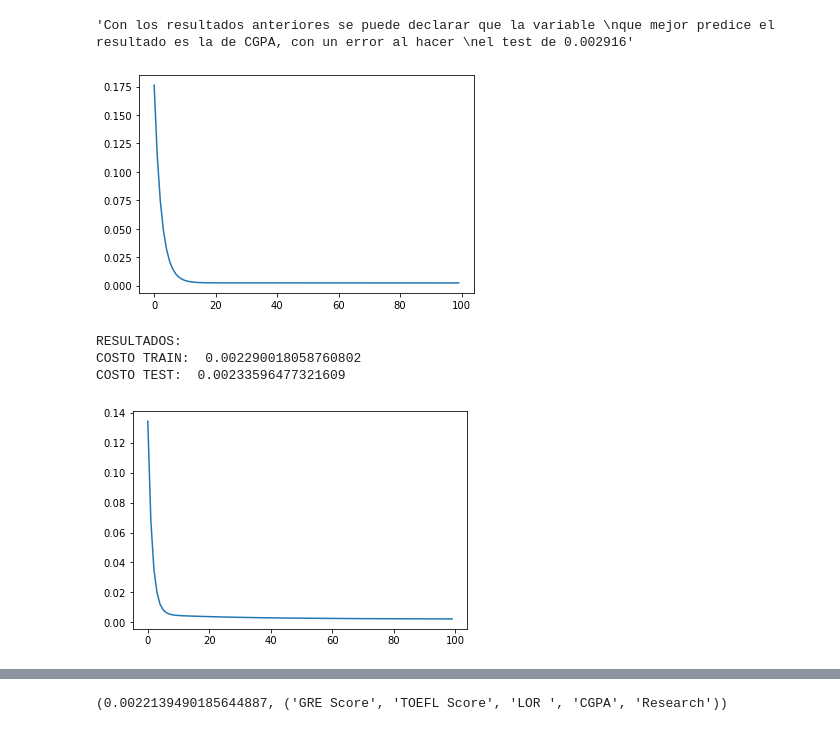
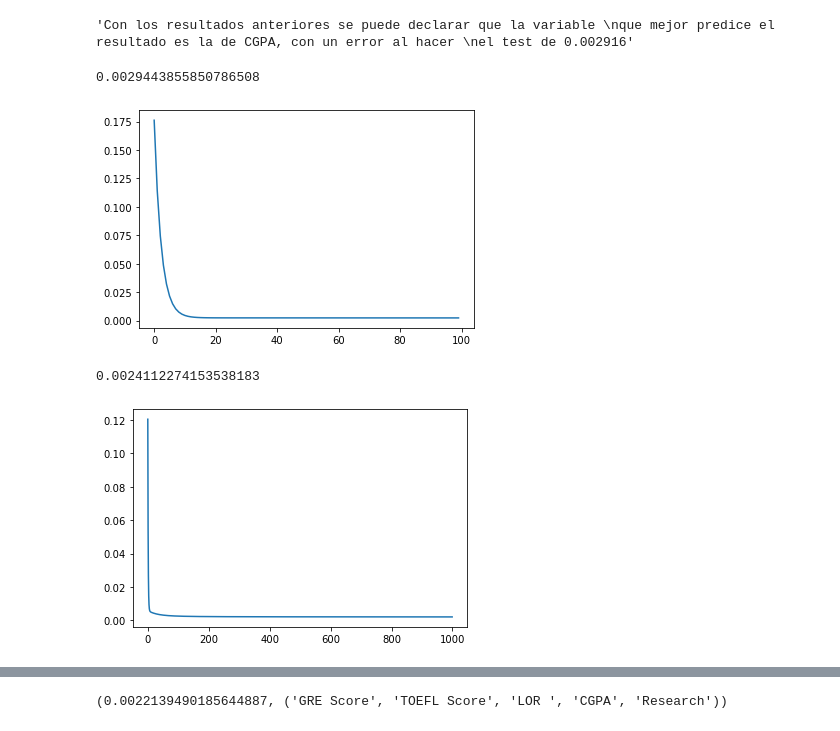
Before and after one commit to JoseGuzmanZamora/elementsOfMachineLearning, a Jupyter notebook: lab2/main.ipynb, the cells around one changed output, grey strips where cells are left out. Saved outputs shown, nothing was run; the diff lists cells and outputs as text; code cells hidden in the pictures.

```diff
--- a/lab2/main.ipynb
+++ b/lab2/main.ipynb
@@ -283,15 +283,18 @@ CGPA individualmente, es decir, 0.002944"""
 
 test1 = ['CGPA','GRE Score','TOEFL Score']
 # PROBAR CON LAS
-trace = multi_model(normalizado, test1, 0.1,100,0,0)
+print(multi_model(normalizado, test1, 0.1,100,0,0))
 # %% [output]
+0.0029443855850786508
 [figure]
 # %%
-variables = ['GRE Score','TOEFL Score','University Rating',
+"""Realizar la prueba del modelo incluyendo a todas las variables,
+obtenemos el mejor resultado hasta el momento, de 0.002411
+"""
+
+test2 = ['GRE Score','TOEFL Score','University Rating','SOP',
              'LOR ','CGPA','Research']
-trace = multi_model(normalizado, variables, 0.1,100,0,0)
+print(multi_model(normalizado, test2, 0.1,1000,0,0))
 # %% [output]
-RESULTADOS:
-COSTO TRAIN:  0.002290018058760802
-COSTO TEST:  0.00233596477321609
+0.0024112274153538183
-[figure, old version]
+[figure, new version]
```
Also changed, not shown: parts of 9 cells of this notebook.
